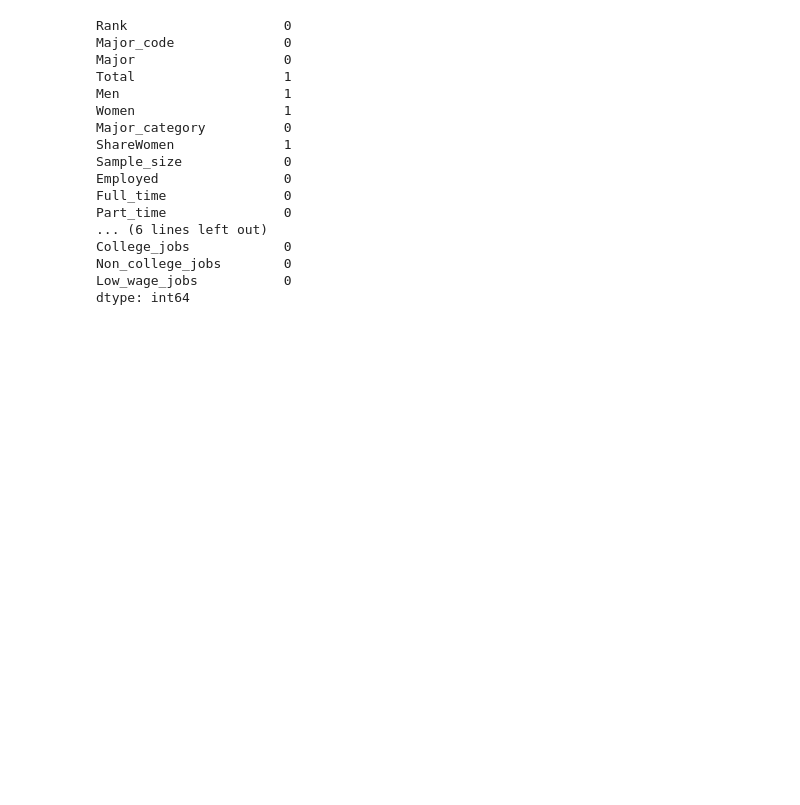
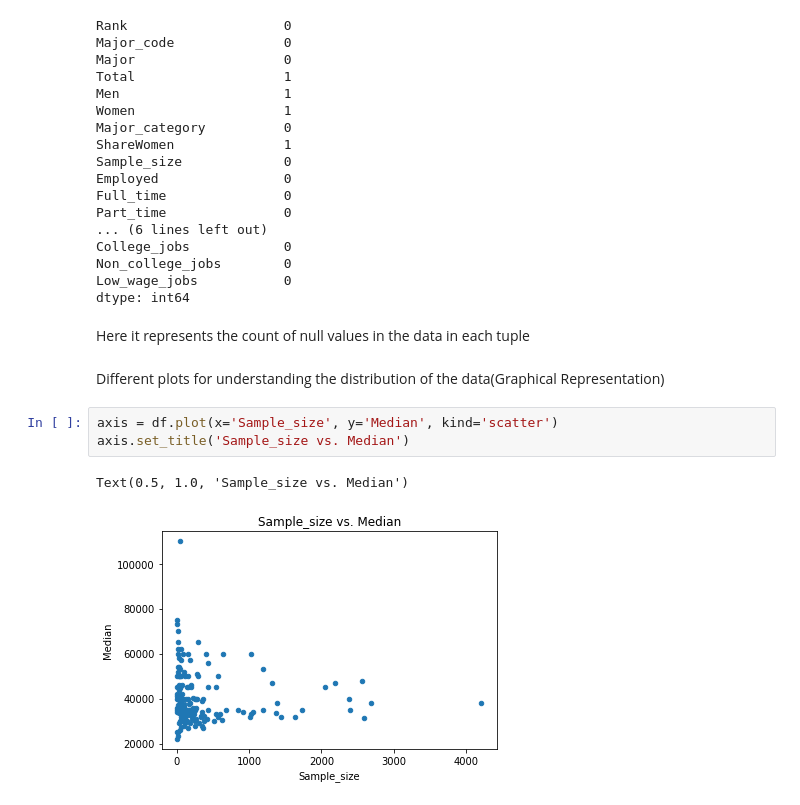
Before and after one commit to preethamdnr/Data-Visualisation, a Jupyter notebook: Data_Visualising.ipynb, the cells around one changed output. Drawn from its saved outputs; the diff is of its cells as text; blank space fills up the shorter version.

```diff
--- a/Data_Visualising.ipynb
+++ b/Data_Visualising.ipynb
@@ -73,3 +73,13 @@ College_jobs            0
 Non_college_jobs        0
 Low_wage_jobs           0
 dtype: int64
+# %% [markdown]
+Here it represents the count of null values in the data in each tuple
+# %% [markdown]
+Different plots for understanding the distribution of the data(Graphical Representation)
+# %%
+axis = df.plot(x='Sample_size', y='Median', kind='scatter')
+axis.set_title('Sample_size vs. Median')
+# %% [output]
+Text(0.5, 1.0, 'Sample_size vs. Median')
+[figure, added]
```
Also changed, not shown: parts of 10 cells of this notebook, 1 other file.
